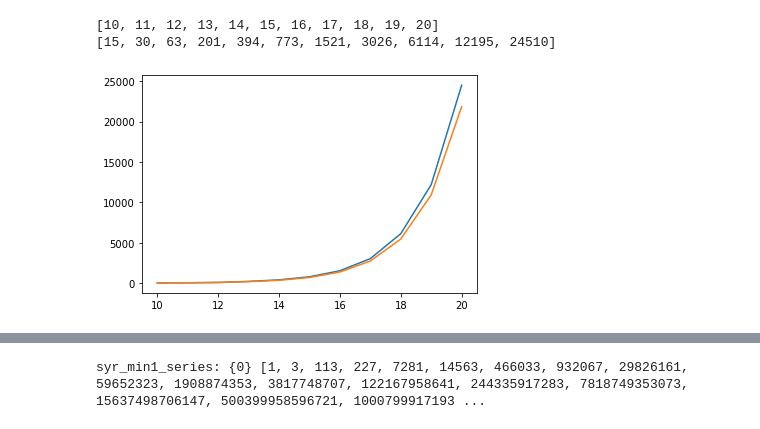
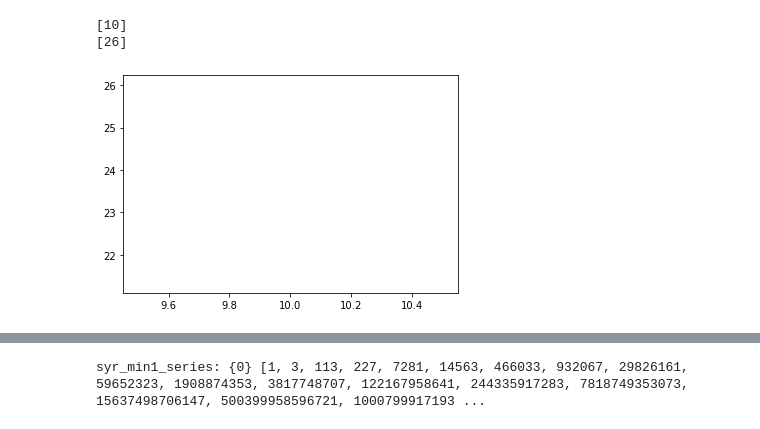
Before and after one commit to Sultanow/pedal_curves, a Jupyter notebook: python/notebooks/playground_jnt.ipynb, the cells around one changed output, grey strips where cells are left out. Cells and saved outputs as stored; diff of their text form; code cells hidden in the pictures.

```diff
--- a/python/notebooks/playground_jnt.ipynb
+++ b/python/notebooks/playground_jnt.ipynb
@@ -41,35 +41,18 @@ def syr_min_1(v_series:list[int]) -> list[int]:
                 res.append((2*i-1)//3)
     return res
 
-recursion_jumps = []
+array_growth = []
+def func2(s:int, max_bin_len:int)->int:
+    global array_growth
+    array_growth = []
 
-def func(start:int, max_bin_len:int, x:int)->int:
-    global recursion_jumps
-    recursion_jumps.append(1)
-
-    b=len(np.binary_repr(start))
-    if is_Ag(start):
-        x += 1
-    v_series = generate_v_series(start, (max_bin_len-b)//2)
-    #print(v_series)
-    thinned_out_series = remove_0mod3(v_series)
-    #print(thinned_out_series)
-    syr_min1_series = syr_min_1(thinned_out_series)
-    #print(syr_min1_series)
-    #print(x)
-    for i in syr_min1_series:
-        if is_Ag(i):
-            x += 1
-        x = func(i, max_bin_len, x)
-    recursion_jumps.append(-1)
-    return x
-
-def func2(s:int, max_bin_len:int)->int:
     x=0
     arr=[]
     arr.append(s)
 
     while len(arr) > 0:
+        array_growth.append(len(arr))
+
         n = arr[0]
         if n%3 == 2:
             #Type A case
@@ -97,7 +80,12 @@ def func2(s:int, max_bin_len:int)->int:
     return x
 
 start = 1
-max_bin_len = 10
-x = func2(start, max_bin_len)
-print(x)
+max_bin_len = 20
+print(func2(start, max_bin_len))
+
+l = len(array_growth)
+y_val = array_growth
+x_val = range(0, l)
+plt.plot(x_val, y_val)
+plt.show()
 # %% [output]
@@ -105,23 +94,23 @@ print(x)
 # %%
-start = 1
-max_bin_len = 20
+start = 3
+max_bin_len = 10
 x_val=[]
 y_val=[]
 y_val2=[]
 for mbl in range(10, max_bin_len+1):
     x_val.append(mbl)
     y = func2(start, mbl)
     y = y
     y_val.append(y)
     y_val2.append(2**(mbl-1)/24)
 
 print(x_val)
 print(y_val)
 
 plt.plot(x_val, y_val)
 plt.plot(x_val, y_val2)
 plt.show()
 # %% [output]
-[10, 11, 12, 13, 14, 15, 16, 17, 18, 19, 20]
-[15, 30, 63, 201, 394, 773, 1521, 3026, 6114, 12195, 24510]
+[10]
+[26]
-[figure, old version]
+[figure, new version]
```
Also changed, not shown: parts of 4 cells of this notebook.
